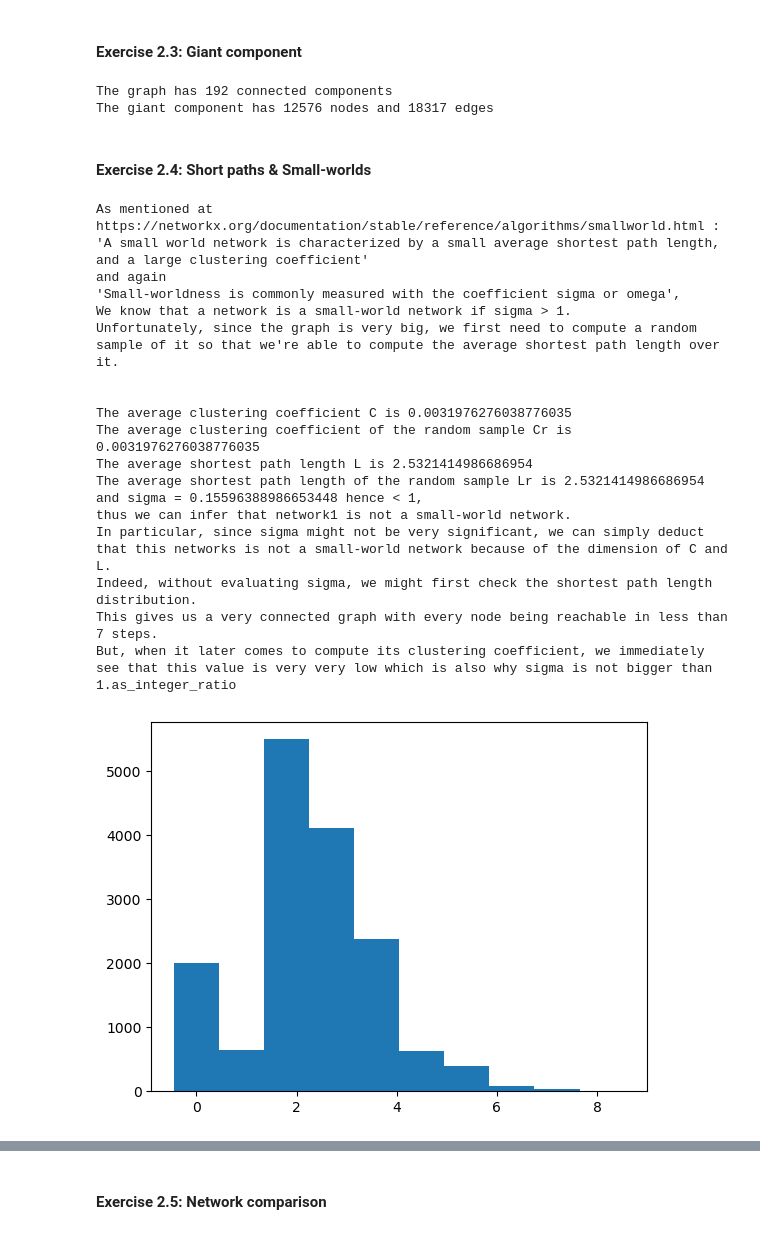
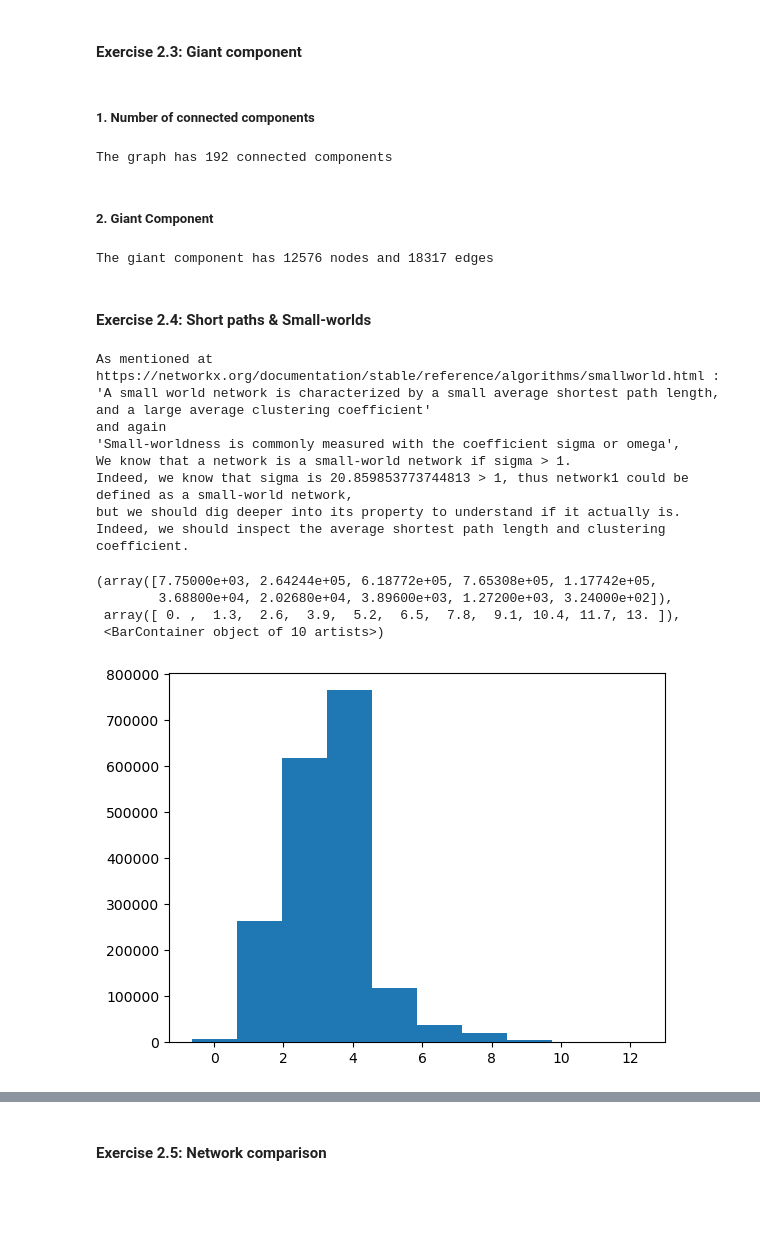
Before and after one commit to Enrico-Benedettini/Internet-Analytics---Lab-2, a Jupyter notebook: assignment/ix-lab2-notebook-part1.ipynb, the cells around one changed output, grey strips where cells are left out. Drawn from its saved outputs; the diff is of its cells as text; code cells hidden in the pictures; blank space fills up the shorter version.

```diff
--- a/assignment/ix-lab2-notebook-part1.ipynb
+++ b/assignment/ix-lab2-notebook-part1.ipynb
@@ -109,79 +109,58 @@ $$\text{(the shape / pareto index):}\quad\hat{\alpha} = \frac{n}{\sum_i{\ln(x_i/
 Since the minimum degree observed is 1, we can try to assume that $\hat{x}_m = 1$, but we will soon notice that this estimate is not accurate. We will try other values of $\hat{x}_m$ as well. $\hat{\alpha}$ is also calculated below.
 # %% [markdown]
 #### Exercise 2.3: Giant component
+# %% [markdown]
+##### 1. Number of connected components
+# %%
+num_of_components = nx.number_connected_components(G)
+print(f"The graph has {num_of_components} connected components")
+# %% [output]
+The graph has 192 connected components
+# %% [markdown]
+##### 2. Giant Component
 # %%
-num_of_components = nx.number_connected_components(G)
-print(f"The graph has {num_of_components} connected components")
-
 connected_components = nx.connected_components(G)
 biggest = G.subgraph(max(connected_components, key=len))
 print(f"The giant component has {biggest.number_of_nodes()} nodes and {biggest.number_of_edges()} edges")
 # %% [output]
-The graph has 192 connected components
 The giant component has 12576 nodes and 18317 edges
 # %% [markdown]
 #### Exercise 2.4: Short paths & Small-worlds
 # %%
 print(f"""
 As mentioned at https://networkx.org/documentation/stable/reference/algorithms/smallworld.html :
-'A small world network is characterized by a small average shortest path length, and a large clustering coefficient'
+'A small world network is characterized by a small average shortest path length, and a large average clustering coefficient'
 and again
 'Small-worldness is commonly measured with the coefficient sigma or omega',
 We know that a network is a small-world network if sigma > 1.
-Unfortunately, since the graph is very big, we first need to compute a random sample of it so that we're able to compute the average shortest path length over it.
+Indeed, we know that sigma is {sigma} > 1, thus network1 could be defined as a small-world network,
+but we should dig deeper into its property to understand if it actually is.
+Indeed, we should inspect the average shortest path length and clustering coefficient.
 """)
 def random_sample(G, sample_size=1000):
-    sample_size = 2000 # We pick the sample size to be 1000, a small but big enough value to actually have a reasonable sample of the graph
     # First, we take a sample of the graph
     nodes = list(G.nodes())
     sample_nodes = random.sample(nodes, sample_size)
     G_sample = G.subgraph(sample_nodes)
     # Then we flatten it into a list of the shortest path lengths
     n = list(nx.shortest_path_length(G_sample))
     lengths = [d.values() for n, d in n]
     return ([item for sublist in lengths for item in sublist], G_sample)
 
-lengths_flat, G_sample = random_sample(G,10000)
-G_sample_random = nx.lattice_reference(G_sample)
-n = list(nx.shortest_path_length(G_sample))
-lengths = [d.values() for n, d in n]
-lengths_flat_random = [item for sublist in lengths for item in sublist]
-# lengths_flat_random, G_sample_random = random_sample(G_sample,500)
+# We pick the sample size to be 10000, a small but big enough value to actually have a reasonable sample of the graph
+lengths_flat, G_sample = random_sample(G,4000)
 plt.hist(lengths_flat, align='left')
-C = nx.average_clustering(G_sample)
-Cr = nx.average_clustering(G_sample_random)
-L = np.average(lengths_flat)
-Lr = np.average(lengths_flat_random)
-sigma = C/Cr/L/Lr
-print(f"""
-The average clustering coefficient C is {C}
-The average clustering coefficient of the random sample Cr is {Cr}
-The average shortest path length L is {L}
-The average shortest path length of the random sample Lr is {Lr}
-and sigma = {sigma} hence < 1,
-thus we can infer that network1 is not a small-world network.
-In particular, since sigma might not be very significant, we can simply deduct that this networks is not a small-world network because of the dimension of C and L.
-Indeed, without evaluating sigma, we might first check the shortest path length distribution.
-This gives us a very connected graph with every node being reachable in less than 7 steps.
-But, when it later comes to compute its clustering coefficient, we immediately see that this value is very very low which is also why sigma is not bigger than 1.as_integer_ratio
-""")
 # %% [output]
 As mentioned at https://networkx.org/documentation/stable/reference/algorithms/smallworld.html :
-'A small world network is characterized by a small average shortest path length, and a large clustering coefficient'
+'A small world network is characterized by a small average shortest path length, and a large average clustering coefficient'
 and again
 'Small-worldness is commonly measured with the coefficient sigma or omega',
 We know that a network is a small-world network if sigma > 1.
-Unfortunately, since the graph is very big, we first need to compute a random sample of it so that we're able to compute the average shortest path length over it.
-
-
-The average clustering coefficient C is 0.0031976276038776035
-The average clustering coefficient of the random sample Cr is 0.0031976276038776035
-The average shortest path length L is 2.5321414986686954
-The average shortest path length of the random sample Lr is 2.5321414986686954
-and sigma = 0.15596388986653448 hence < 1,
-thus we can infer that network1 is not a small-world network.
-In particular, since sigma might not be very significant, we can simply deduct that this networks is not a small-world network because of the dimension of C and L.
-Indeed, without evaluating sigma, we might first check the shortest path length distribution.
-This gives us a very connected graph with every node being reachable in less than 7 steps.
-But, when it later comes to compute its clustering coefficient, we immediately see that this value is very very low which is also why sigma is not bigger than 1.as_integer_ratio
+Indeed, we know that sigma is 20.859853773744813 > 1, thus network1 could be defined as a small-world network,
+but we should dig deeper into its property to understand if it actually is.
+Indeed, we should inspect the average shortest path length and clustering coefficient.
+(array([7.75000e+03, 2.64244e+05, 6.18772e+05, 7.65308e+05, 1.17742e+05,
+        3.68800e+04, 2.02680e+04, 3.89600e+03, 1.27200e+03, 3.24000e+02]),
+ array([ 0. ,  1.3,  2.6,  3.9,  5.2,  6.5,  7.8,  9.1, 10.4, 11.7, 13. ]),
+ <BarContainer object of 10 artists>)
-[figure, old version]
+[figure, new version]
```
Also changed, not shown: parts of 28 cells of this notebook.
